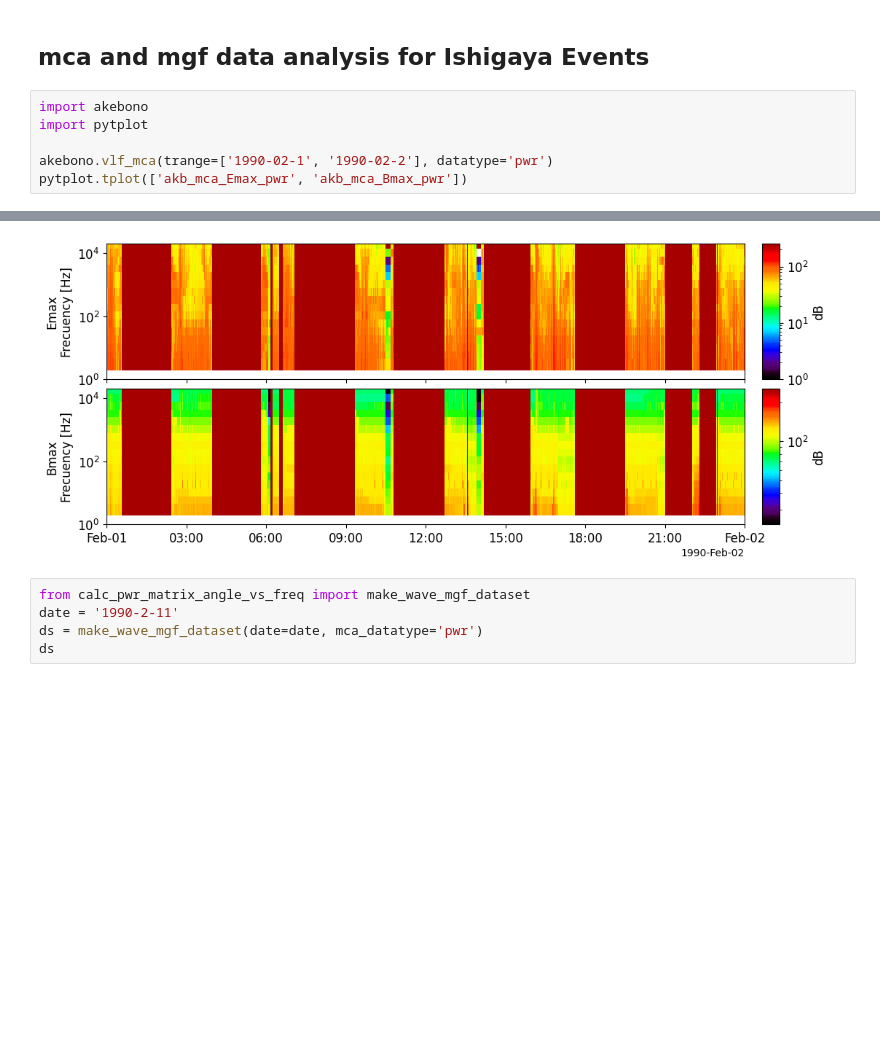
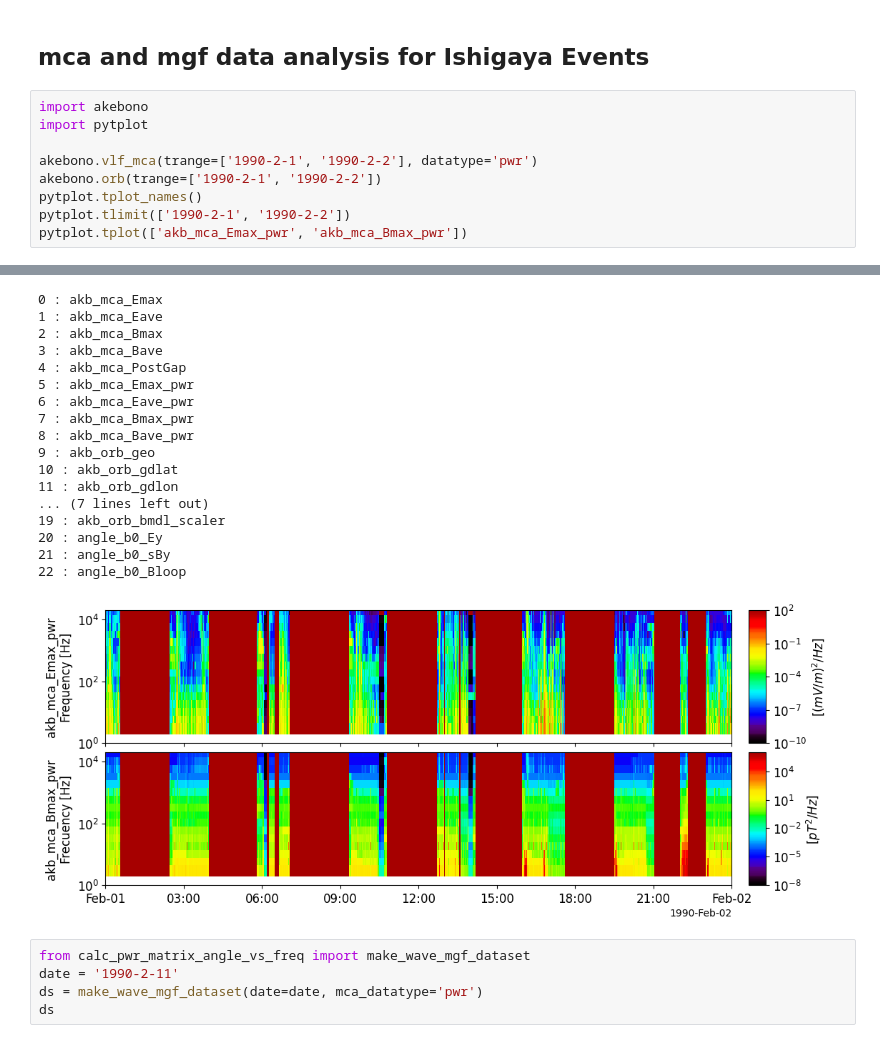
Before and after one commit to shuji-onosawa/akebono_analysis, a Jupyter notebook: src/ishigaya_extend.ipynb, the cells around one changed output, grey strips where cells are left out. Saved outputs shown, nothing was run; the diff lists cells and outputs as text; blank space fills up the shorter version.

```diff
--- a/src/ishigaya_extend.ipynb
+++ b/src/ishigaya_extend.ipynb
@@ -933,6 +933,9 @@ class ndarray(builtins.object)
 import akebono
 import pytplot
 
-akebono.vlf_mca(trange=['1990-02-1', '1990-02-2'], datatype='pwr')
+akebono.vlf_mca(trange=['1990-2-1', '1990-2-2'], datatype='pwr')
+akebono.orb(trange=['1990-2-1', '1990-2-2'])
+pytplot.tplot_names()
+pytplot.tlimit(['1990-2-1', '1990-2-2'])
 pytplot.tplot(['akb_mca_Emax_pwr', 'akb_mca_Bmax_pwr'])
 # %% [output]
@@ -942,4 +944,21 @@ pytplot.tplot(['akb_mca_Emax_pwr', 'akb_mca_Bmax_pwr'])
+0 : akb_mca_Emax
+1 : akb_mca_Eave
+2 : akb_mca_Bmax
+3 : akb_mca_Bave
+4 : akb_mca_PostGap
+5 : akb_mca_Emax_pwr
+6 : akb_mca_Eave_pwr
+7 : akb_mca_Bmax_pwr
+8 : akb_mca_Bave_pwr
+9 : akb_orb_geo
+10 : akb_orb_gdlat
+11 : akb_orb_gdlon
+... (7 lines left out)
+19 : akb_orb_bmdl_scaler
+20 : angle_b0_Ey
+21 : angle_b0_sBy
+22 : angle_b0_Bloop
-[figure, old version]
+[figure, new version]
 # %%
 from calc_pwr_matrix_angle_vs_freq import make_wave_mgf_dataset
 date = '1990-2-11'
```
Also changed, not shown: parts of 1 cell of this notebook, 2 other files.
